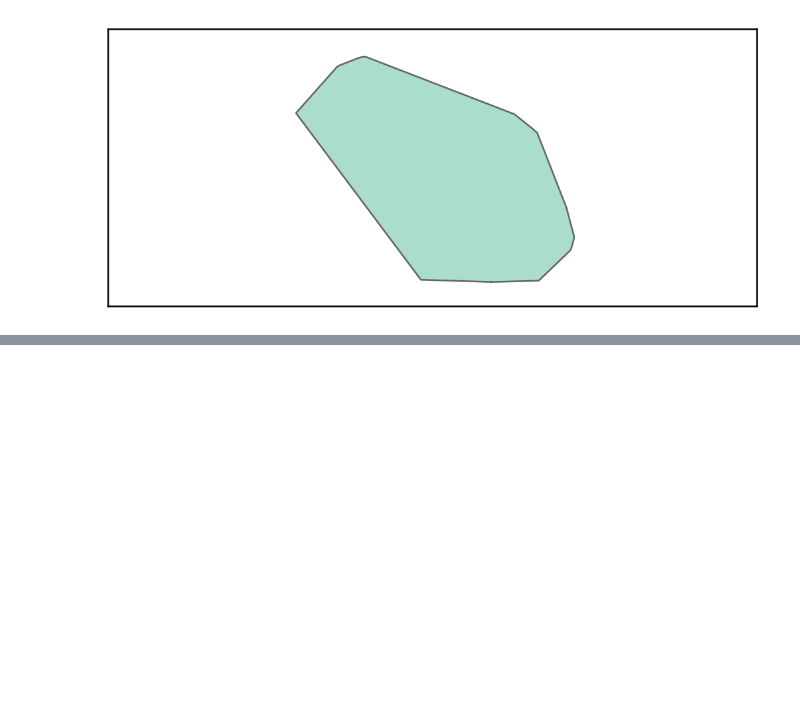
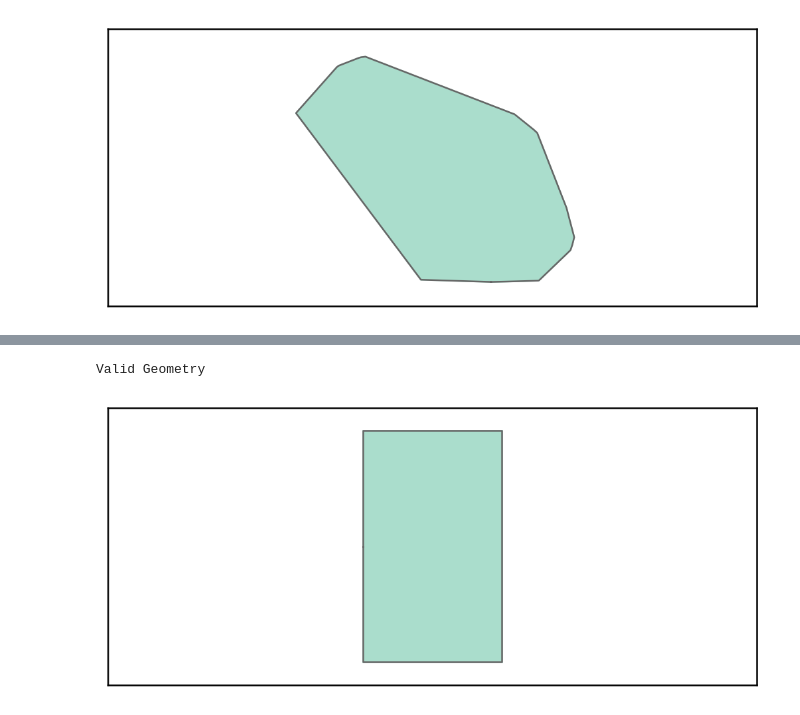
Before and after one commit to nosila/PGH_Tech_Fest, a Jupyter notebook: Tech Fest Notebook.ipynb, the cells around one changed output, grey strips where cells are left out. Saved outputs shown, nothing was run; the diff lists cells and outputs as text; code cells hidden in the pictures; blank space fills up the shorter version.

```diff
--- a/Tech Fest Notebook.ipynb
+++ b/Tech Fest Notebook.ipynb
@@ -456,0 +472,7 @@ One last parting gift is calculations for finding the area of a shape in kilomet
+# %%
+fixed_polygon1 = sad_polygon1.buffer(0)
+print explain_validity(fixed_polygon1)
+plot(fixed_polygon1)
+# %% [output]
+Valid Geometry
+[figure, added]
```
Also changed, not shown: parts of 45 cells of this notebook.
